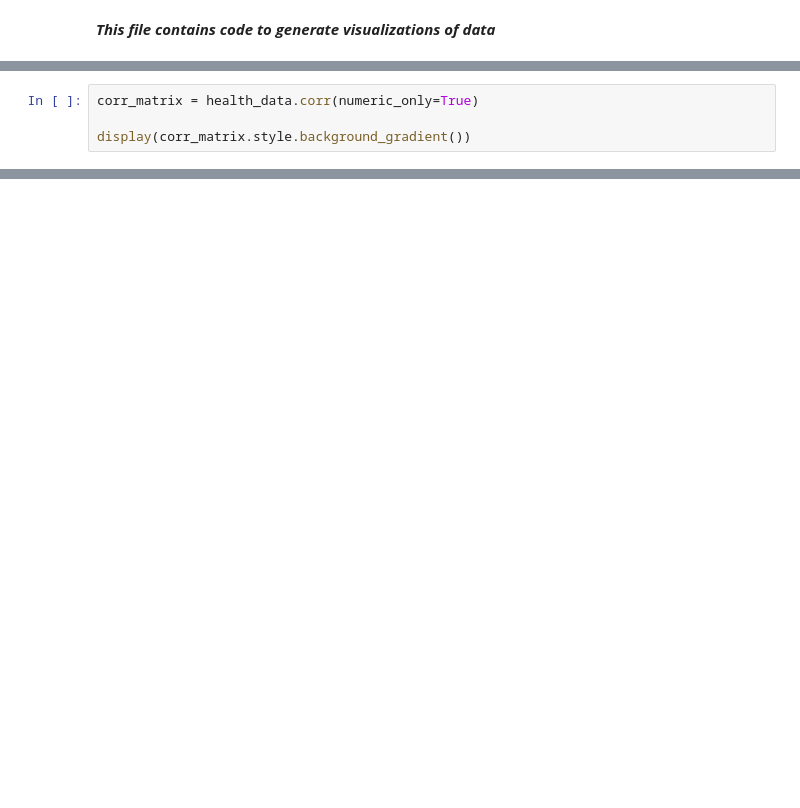
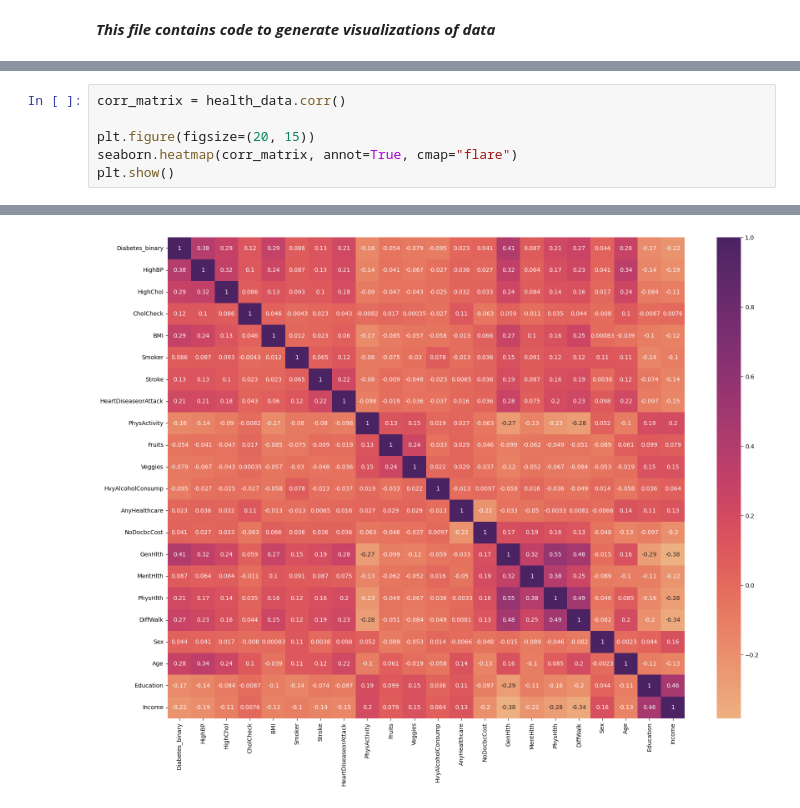
Before and after one commit to sean-dev224/machineLearningFinalProject, a Jupyter notebook: data_visualization.ipynb, the cells around one changed output, grey strips where cells are left out. Drawn from its saved outputs; the diff is of its cells as text; blank space fills up the shorter version.

```diff
--- a/data_visualization.ipynb
+++ b/data_visualization.ipynb
@@ -29,5 +33,7 @@ seaborn.pairplot(health_data, hue="Diabetes_binary")
 # %%
-corr_matrix = health_data.corr(numeric_only=True)
+corr_matrix = health_data.corr()
 
-display(corr_matrix.style.background_gradient())
+plt.figure(figsize=(20, 15))
+seaborn.heatmap(corr_matrix, annot=True, cmap="flare")
+plt.show()
 # %% [output]
@@ -50,0 +40 @@ display(corr_matrix.style.background_gradient())
+[figure, added]
```
Also changed, not shown: parts of 4 cells of this notebook, 3 other files.
